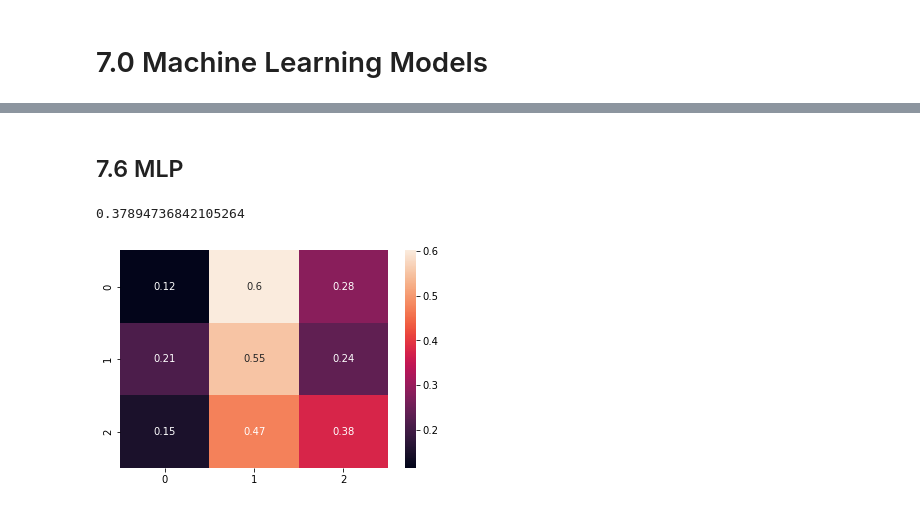
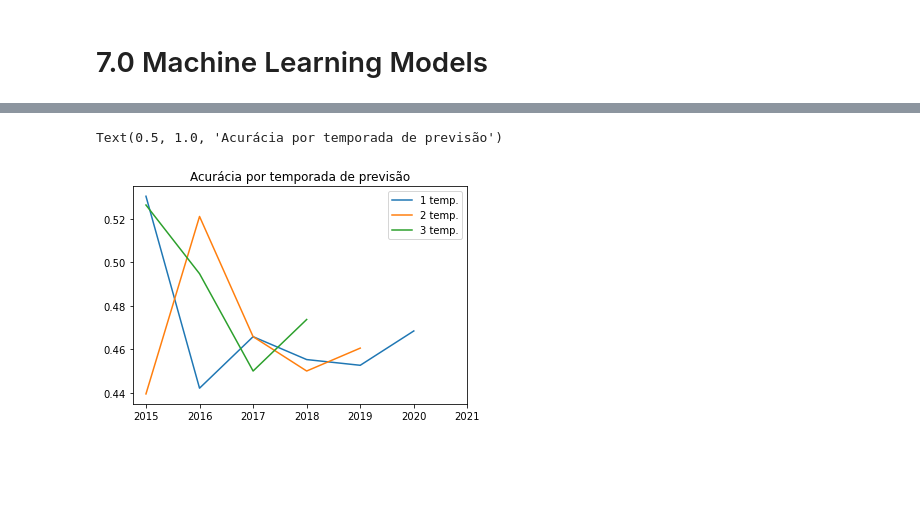
Before and after one commit to mahelvson/FootballPredictions, a Jupyter notebook: notebooks/Análise Final - Prevendo Jogos do Brasileirão.ipynb, the cells around one changed output, grey strips where cells are left out. Saved outputs shown, nothing was run; the diff lists cells and outputs as text; code cells hidden in the pictures; blank space fills up the shorter version.

```diff
--- a/notebooks/Cycle11 - Final Analysis.ipynb
+++ b/notebooks/Análise Final - Prevendo Jogos do Brasileirão.ipynb
@@ -1500,2 +1540,0 @@ sns.heatmap(confusion_matrix(y_test, y_hat_sgd, normalize='true'), annot=True, )
-# %% [markdown]
-## 7.6 MLP
@@ -1505,8 +1541,14 @@ y_hat_mlp = clf_mlp.predict(X_test)
-# %%
-accuracy_score(y_test, y_hat_mlp)
-# %% [output]
-0.37894736842105264
-# %%
-sns.heatmap(confusion_matrix(y_test, y_hat_mlp, normalize='true'), annot=True, );
-# %% [output]
-[figure, removed]
+# %%
+metrics_svm_1 = cross_val_temps(1, df7,svm.SVC())
+metrics_svm_2 = cross_val_temps(2, df7,svm.SVC())
+metrics_svm_3 = cross_val_temps(3, df7,svm.SVC())
+# %%
+plt.plot(metrics_svm_1)
+plt.plot(metrics_svm_2)
+plt.plot(metrics_svm_3)
+plt.xticks(ticks = np.arange(0, len(df7.temporada.unique())), labels = df7.temporada.unique());
+plt.legend(['1 temp.', '2 temp.', '3 temp.']);
+plt.title('Acurácia por temporada de previsão')
+# %% [output]
+Text(0.5, 1.0, 'Acurácia por temporada de previsão')
+[figure, added]
```
Also changed, not shown: parts of 83 cells of this notebook.
